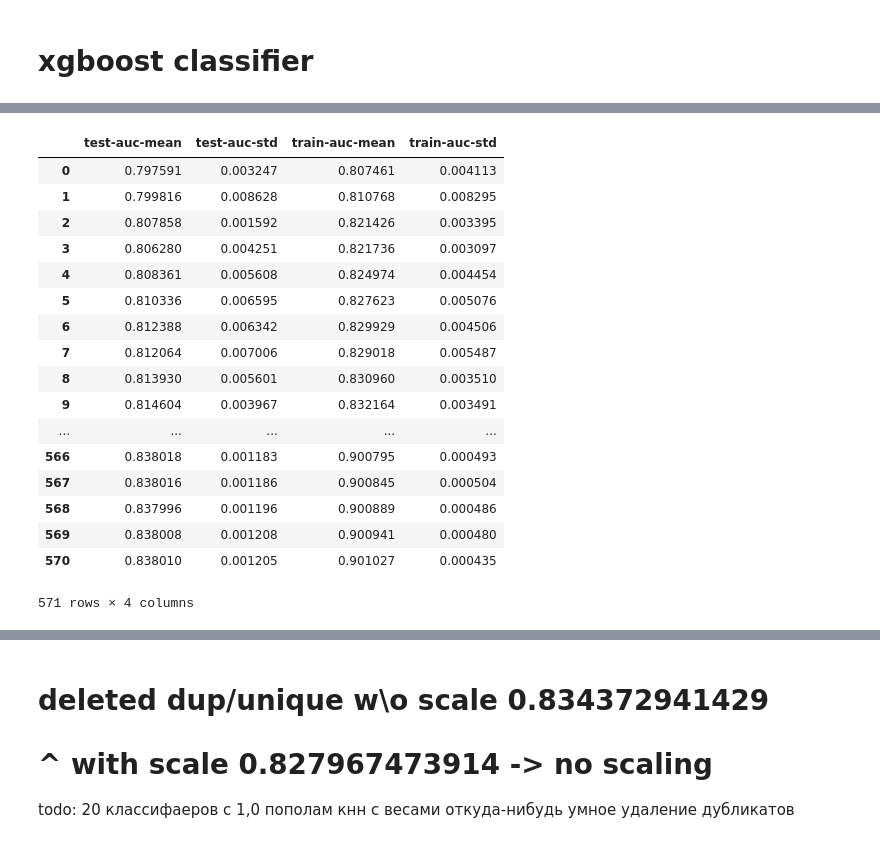
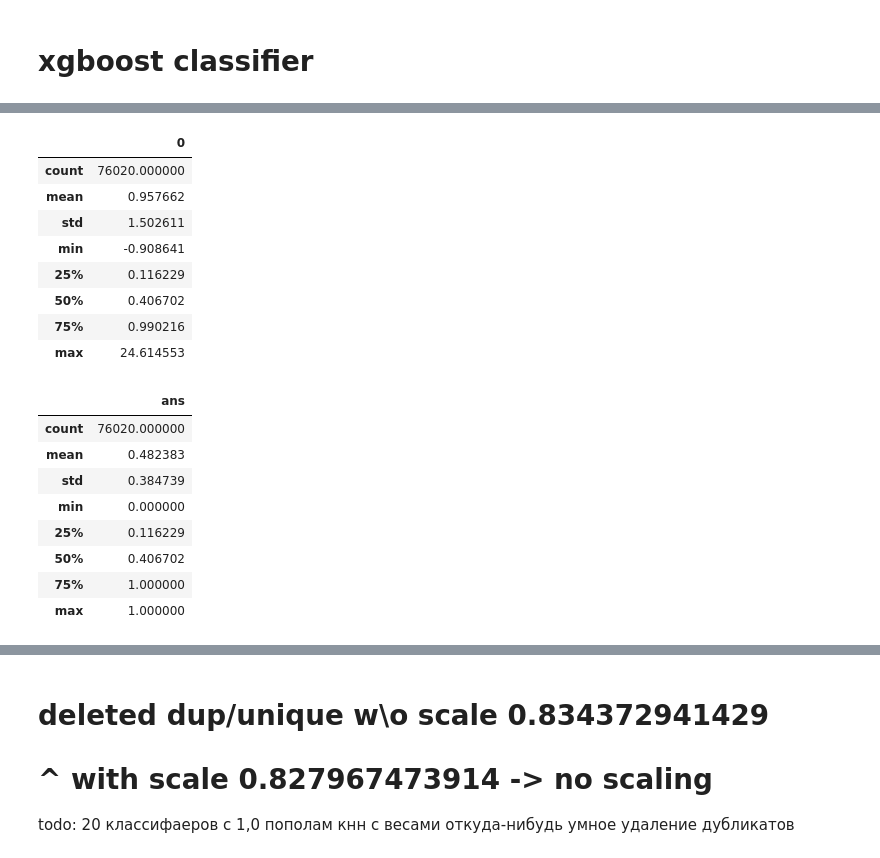
Before and after one commit to nmakeenkov/kaggle_kek, a Jupyter notebook: L_santander.ipynb, the cells around one changed output, grey strips where cells are left out. Saved outputs shown, nothing was run; the diff lists cells and outputs as text; code cells hidden in the pictures.

```diff
--- a/L_santander.ipynb
+++ b/L_santander.ipynb
@@ -23,4 +25,5 @@ y_train = data_train['TARGET']
 # xgboost classifier
 # %%
 X_train.columns = [str(i) for i in np.arange(0, len(X_train.columns))]
+X_test.columns = [str(i) for i in np.arange(0, len(X_test.columns))]
 y_train.columns = ['0']
@@ -46,7 +31,7 @@ colNumb
 dtrain = xgb.DMatrix(X_train, label=y_train)
 # %%
 params = {}
-params['objective']           = "binary:logistic"
+params['objective']           = "reg:linear"
 params['booster']             = "gbtree"
 params['eval_metric']         = "auc"
 params['eta']                 = 0.02
@@ -56,2 +68,3 @@ params['colsample_bytree']    = 0.7
 # %%
-# bst = xgb.train(params=list(params.items()), dtrain=dtrain, num_boost_round=571)
+bst = xgb.train(params=list(params.items()), dtrain=dtrain, num_boost_round=571)
+bst.save_model('testmodel01.model')
@@ -63,21 +70,0 @@ score = xgb.cv(params, dtrain, num_boost_round=571)
-# %%
-score
-# %% [output]
-|  | test-auc-mean | test-auc-std | train-auc-mean | train-auc-std |
-| 0 | 0.797591 | 0.003247 | 0.807461 | 0.004113 |
-| 1 | 0.799816 | 0.008628 | 0.810768 | 0.008295 |
-| 2 | 0.807858 | 0.001592 | 0.821426 | 0.003395 |
-| 3 | 0.806280 | 0.004251 | 0.821736 | 0.003097 |
-| 4 | 0.808361 | 0.005608 | 0.824974 | 0.004454 |
-| 5 | 0.810336 | 0.006595 | 0.827623 | 0.005076 |
-| 6 | 0.812388 | 0.006342 | 0.829929 | 0.004506 |
-| 7 | 0.812064 | 0.007006 | 0.829018 | 0.005487 |
-| 8 | 0.813930 | 0.005601 | 0.830960 | 0.003510 |
-| 9 | 0.814604 | 0.003967 | 0.832164 | 0.003491 |
-| ... | ... | ... | ... | ... |
-| 566 | 0.838018 | 0.001183 | 0.900795 | 0.000493 |
-| 567 | 0.838016 | 0.001186 | 0.900845 | 0.000504 |
-| 568 | 0.837996 | 0.001196 | 0.900889 | 0.000486 |
-| 569 | 0.838008 | 0.001208 | 0.900941 | 0.000480 |
-| 570 | 0.838010 | 0.001205 | 0.901027 | 0.000435 |
-571 rows × 4 columns
@@ -83,0 +75,14 @@ score
+# %%
+dtest = xgb.DMatrix(X_test)
+ypred = pd.DataFrame(bst.predict(dtest))
+ypred.describe()
+# %% [output]
+|  | 0 |
+| count | 76020.000000 |
+| mean | 0.957662 |
+| std | 1.502611 |
+| min | -0.908641 |
+| 25% | 0.116229 |
+| 50% | 0.406702 |
+| 75% | 0.990216 |
+| max | 24.614553 |
@@ -83,0 +94,12 @@ score
+# %%
+ypred.describe()
+# %% [output]
+|  | ans |
+| count | 76020.000000 |
+| mean | 0.482383 |
+| std | 0.384739 |
+| min | 0.000000 |
+| 25% | 0.116229 |
+| 50% | 0.406702 |
+| 75% | 1.000000 |
+| max | 1.000000 |
```
Also changed, not shown: parts of 35 cells of this notebook.
